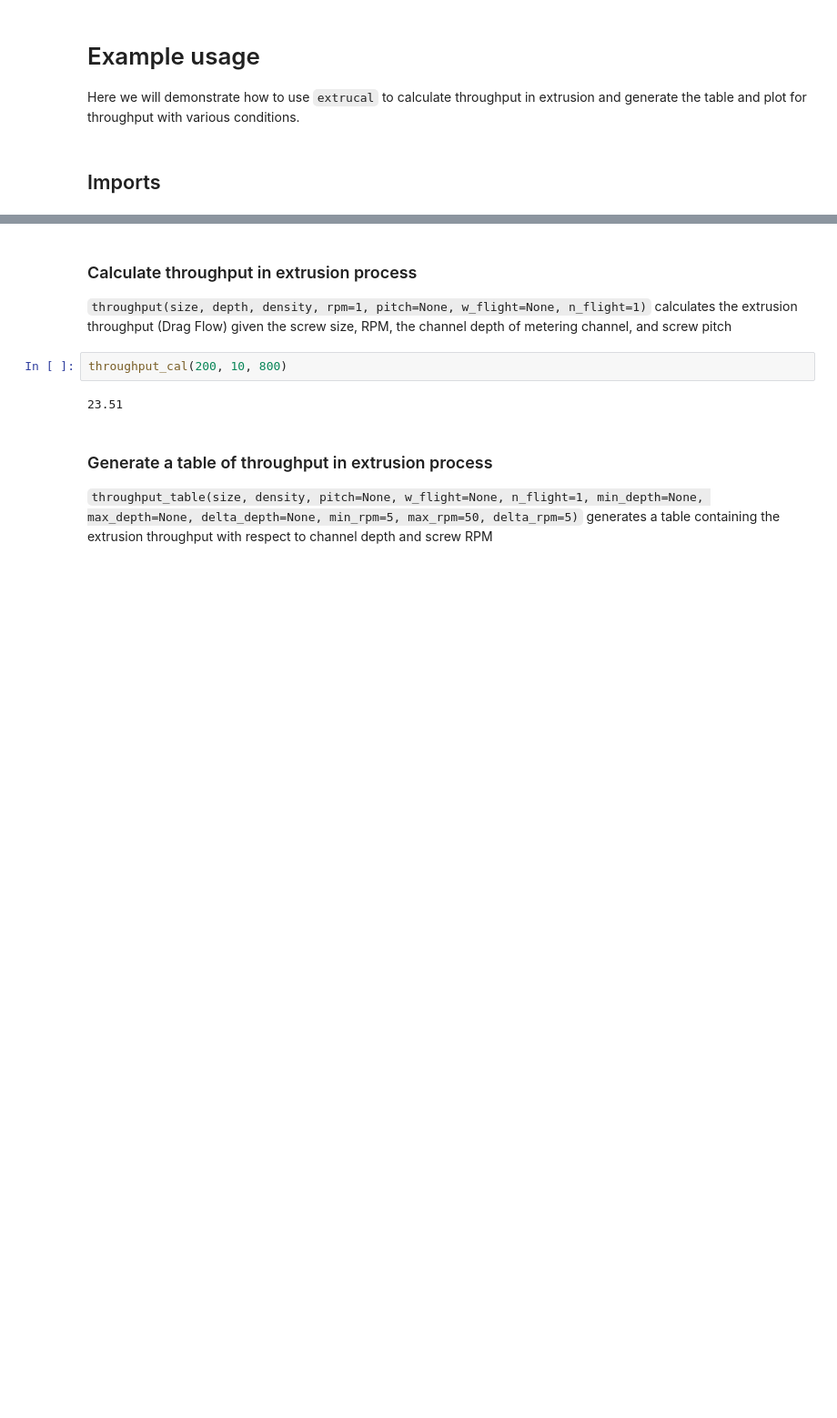
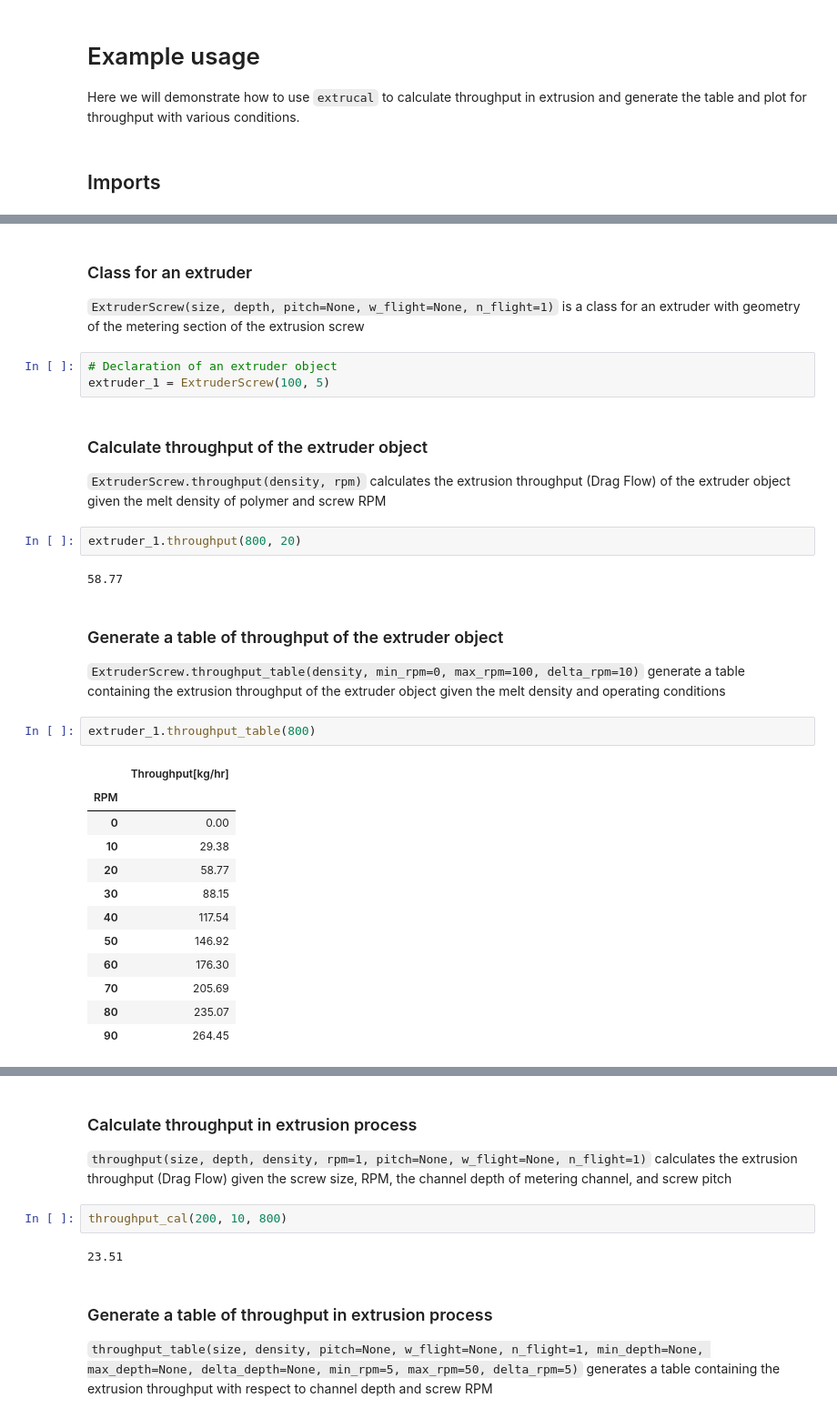
Before and after one commit to johnwslee/extrucal, a Jupyter notebook: docs/example.ipynb, the cells around one changed output, grey strips where cells are left out. Shown at 91% size. Drawn from its saved outputs; the diff is of its cells as text; blank space fills up the shorter version.

```diff
--- a/docs/example.ipynb
+++ b/docs/example.ipynb
@@ -12,0 +15,34 @@ from extrucal.sheet_extrusion import sheet_cal, sheet_table, sheet_plot
+# %% [markdown]
+### Class for an extruder
+
+`ExtruderScrew(size, depth, pitch=None, w_flight=None, n_flight=1)` is a class for an extruder with geometry of the metering section of the extrusion screw
+# %%
+# Declaration of an extruder object
+extruder_1 = ExtruderScrew(100, 5)
+# %% [markdown]
+### Calculate throughput of the extruder object
+
+`ExtruderScrew.throughput(density, rpm)` calculates the extrusion throughput (Drag Flow) of the extruder object given the melt density of polymer and screw RPM
+# %%
+extruder_1.throughput(800, 20)
+# %% [output]
+58.77
+# %% [markdown]
+### Generate a table of throughput of the extruder object
+
+`ExtruderScrew.throughput_table(density, min_rpm=0, max_rpm=100, delta_rpm=10)` generate a table containing the extrusion throughput of the extruder object given the melt density and operating conditions
+# %%
+extruder_1.throughput_table(800)
+# %% [output]
+|  | Throughput[kg/hr] |
+| RPM |  |
+| 0 | 0.00 |
+| 10 | 29.38 |
+| 20 | 58.77 |
+| 30 | 88.15 |
+| 40 | 117.54 |
+| 50 | 146.92 |
+| 60 | 176.30 |
+| 70 | 205.69 |
+| 80 | 235.07 |
+| 90 | 264.45 |
```
Also changed, not shown: parts of 9 cells of this notebook.
